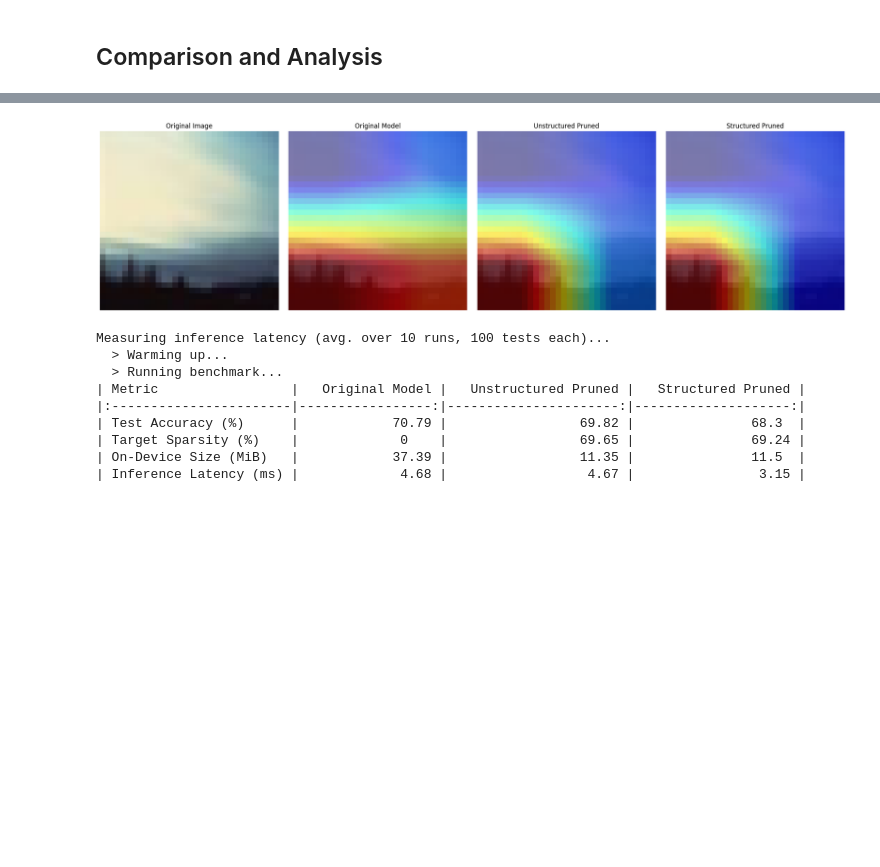
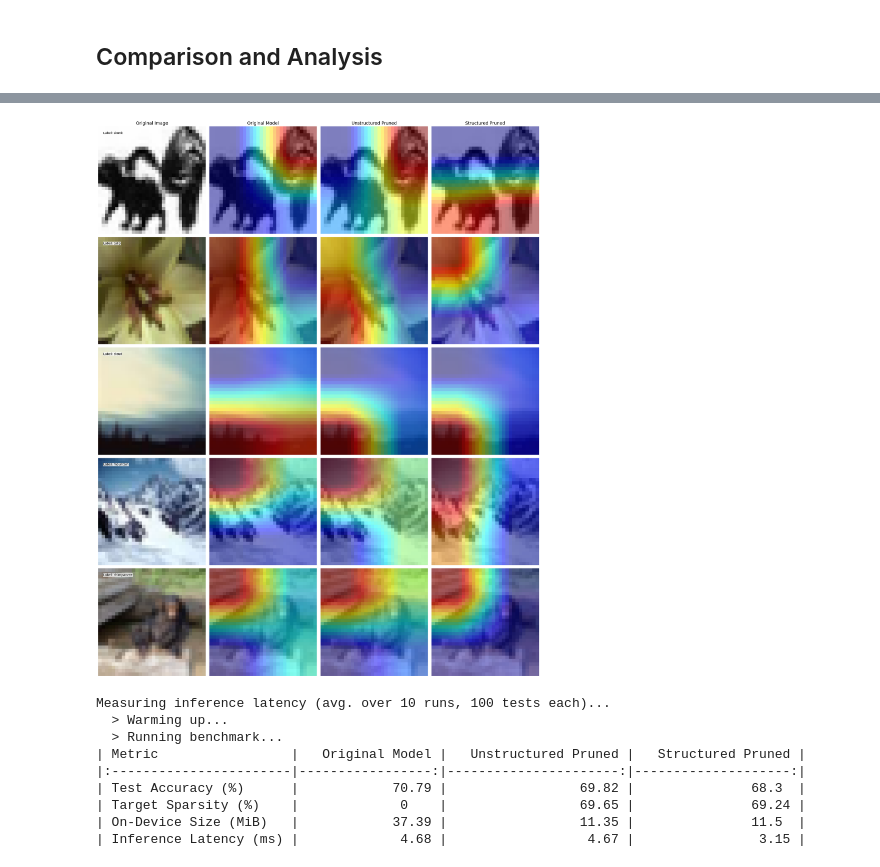
Before and after one commit to ibrahim-murtaza/ATML_PA3, a Jupyter notebook: Pruning/main.ipynb, the cells around one changed output, grey strips where cells are left out. Cells and saved outputs as stored; diff of their text form; code cells hidden in the pictures; blank space fills up the shorter version.

Commit message:
Added more GradCAM visualisation

```diff
--- a/Pruning/main.ipynb
+++ b/Pruning/main.ipynb
@@ -833,7 +833,6 @@ from pytorch_grad_cam.utils.model_targets import ClassifierOutputTarget
 from pytorch_grad_cam.utils.image import show_cam_on_image
 import matplotlib.pyplot as plt
 import numpy as np
-import torch.nn.utils.prune as prune
 
 original_model = VGG(make_layers(cfg, batch_norm=True), num_classes=100).to(DEVICE)
 state_dict = torch.hub.load_state_dict_from_url(WEIGHTS_URL, map_location=DEVICE)
@@ -884,35 +883,69 @@ transform_norm = transforms.Compose([
 viz_dataset = datasets.CIFAR100(root=DATA_DIR, train=False, download=True, transform=transform_viz)
 norm_dataset = datasets.CIFAR100(root=DATA_DIR, train=False, download=True, transform=transform_norm)
 
-idx = 8
-img_viz, label = viz_dataset[idx]
-img_norm = norm_dataset[idx][0].unsqueeze(0).to(DEVICE)
-img_viz_np = np.float32(img_viz.permute(1, 2, 0))
-
 models = [original_model, unstructured_model, structured_model]
-titles = ["Original Model", "Unstructured Pruned", "Structured Pruned"]
-
+model_titles = ["Original Model", "Unstructured Pruned", "Structured Pruned"]
 target_layers = [model.features[25] for model in models]
 
-cams = []
-for model, target_layer in zip(models, target_layers):
-    cam = GradCAM(model=model, target_layers=[target_layer])
-    grayscale_cam = cam(input_tensor=img_norm, targets=None)[0, :]
-    cam_image = show_cam_on_image(img_viz_np, grayscale_cam, use_rgb=True)
-    cams.append(cam_image)
+indices_to_visualize = [22, 5, 8, 21, 95]
+num_indices = len(indices_to_visualize)
+num_cols = 4
 
-# --- 4. Plot the results ---
-print("\n--- Grad-CAM Comparison [Task (a)] ---")
-fig, axes = plt.subplots(1, 4, figsize=(20, 5))
-axes[0].imshow(img_viz_np)
-axes[0].set_title("Original Image")
-axes[0].axis('off')
+fig, axes = plt.subplots(num_indices, num_cols, figsize=(20, 5 * num_indices))
 
-for i, (cam_image, title) in enumerate(zip(cams, titles)):
-    axes[i+1].imshow(cam_image)
-    axes[i+1].set_title(title)
-    axes[i+1].axis('off')
+if num_indices == 1:
+    axes = axes.reshape(1, num_cols)
 
-plt.tight_layout()
+for r, idx in enumerate(indices_to_visualize):
+
+    img_viz, label = viz_dataset[idx]
+    img_norm = norm_dataset[idx][0].unsqueeze(0).to(DEVICE)
+    img_viz_np = np.float32(img_viz.permute(1, 2, 0))
+    class_name = viz_dataset.classes[label]
+
+    # --- Plot Original Image ---
+    ax_orig = axes[r, 0]
+    ax_orig.imshow(img_viz_np)
+    ax_orig.axis('off')
+
+    # --- CHANGE 1: DELETE 'ax_orig.set_ylabel(...)' AND REPLACE WITH THIS ---
+    # We write the text directly on the image with a white background
+    label_text = f"Label: {class_name}"
+    ax_orig.text(
+        1, 1,  # Position: 1px from left, 1px from top
+        label_text,
+        fontsize=10,
+        ha='left',
+        va='top',
+        color='black',
+        # This adds a white box behind the text
+        bbox=dict(facecolor='white', alpha=0.8, pad=0.5, edgecolor='none')
+    )
+    # --- END OF CHANGE 1 ---
+
+    # --- Plot CAM Images ---
+    for c, (model, target_layer, title) in enumerate(zip(models, target_layers, model_titles)):
+
+        cam = GradCAM(model=model, target_layers=[target_layer])
+        grayscale_cam = cam(input_tensor=img_norm, targets=None)[0, :]
+        cam_image = show_cam_on_image(img_viz_np, grayscale_cam, use_rgb=True)
+
+        ax_cam = axes[r, c + 1]
+        ax_cam.imshow(cam_image)
+        ax_cam.axis('off')
+
+    # --- Set Titles for the top row ---
+    if r == 0:
+        axes[r, 0].set_title("Original Image", fontsize=14)
+        axes[r, 1].set_title(model_titles[0], fontsize=14)
+        axes[r, 2].set_title(model_titles[1], fontsize=14)
+        axes[r, 3].set_title(model_titles[2], fontsize=14)
+
+# --- CHANGE 2: DELETE 'fig.subplots_adjust(...)' AND REPLACE WITH THIS ---
+# 'tight_layout' will now work perfectly because it doesn't
+# need to manage the external labels.
+plt.tight_layout(pad=1.0) # pad=1.0 adds a small margin
+# --- END OF CHANGE 2 ---
+
 plt.show()
 # %% [output]
@@ -920,4 +952,4 @@ plt.show()
-[figure, old version]
+[figure, new version]
 # %%
 import pandas as pd
 
```
Also changed, not shown: parts of 1 cell of this notebook.
